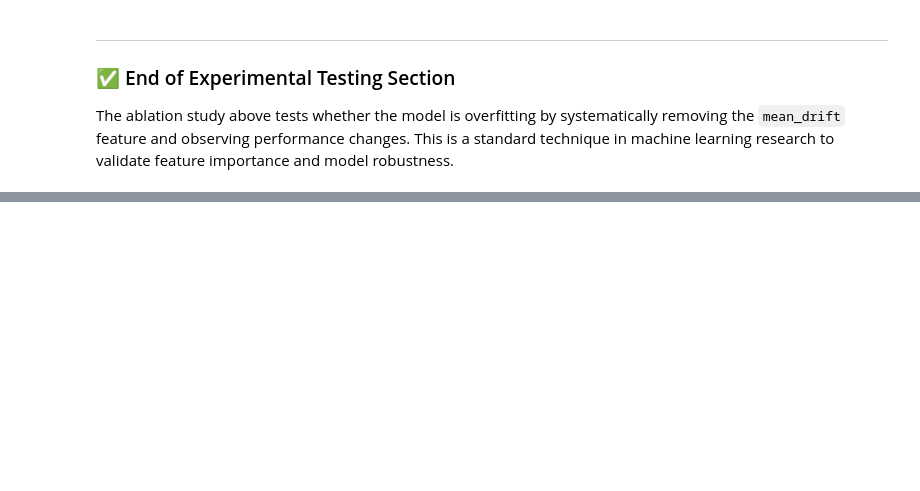
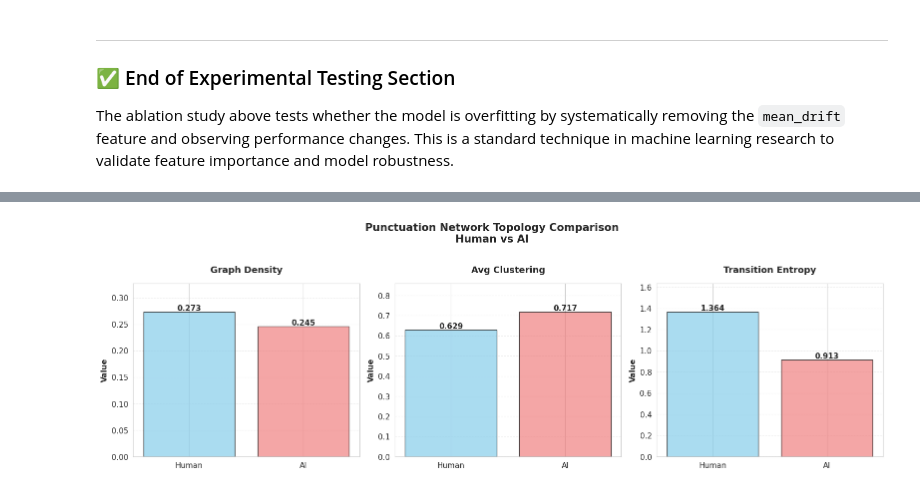
Before and after one commit to avanisood/precog-2026-nlp, a Jupyter notebook: actual_notebook/Task1_The_Fingerprint_EDA_COMPLETE.ipynb, the cells around one changed output, grey strips where cells are left out. Saved outputs shown, nothing was run; the diff lists cells and outputs as text; code cells hidden in the pictures; blank space fills up the shorter version.

```diff
--- a/actual_notebook/Task1_The_Fingerprint_EDA_COMPLETE.ipynb
+++ b/actual_notebook/Task1_The_Fingerprint_EDA_COMPLETE.ipynb
@@ -1756,0 +2225,78 @@ The ablation study above tests whether the model is overfitting by systematicall
+# %%
+print("\n📊 Creating comparative visualization...")
+
+# Prepare data for visualization
+metrics_to_plot = ['density', 'avg_clustering', 'avg_transition_entropy']
+metric_labels = ['Graph Density', 'Avg Clustering', 'Transition Entropy']
+
+fig, axes = plt.subplots(1, 3, figsize=(16, 5))
+
+for idx, (metric, label) in enumerate(zip(metrics_to_plot, metric_labels)):
+    ax = axes[idx]
+
+    h_val = human_metrics[metric]
+    a_val = ai_metrics[metric]
+
+    bars = ax.bar(['Human', 'AI'], [h_val, a_val],
+                   color=['skyblue', 'lightcoral'], alpha=0.7, edgecolor='black')
+
+    # Add value labels
+    for bar in bars:
+        height = bar.get_height()
+        ax.text(bar.get_x() + bar.get_width()/2., height,
+                f'{height:.3f}',
+                ha='center', va='bottom', fontweight='bold', fontsize=11)
+
+    ax.set_title(label, fontsize=13, fontweight='bold', pad=15)
+    ax.set_ylabel('Value', fontsize=11, fontweight='bold')
+    ax.grid(axis='y', alpha=0.3, linestyle='--')
+    ax.set_ylim(0, max(h_val, a_val) * 1.2)
+
+plt.suptitle('Punctuation Network Topology Comparison\nHuman vs AI',
+             fontsize=15, fontweight='bold', y=1.02)
+plt.tight_layout()
+
+# Save figure
+output_path = "/home/avani/precog/reports/network_metrics_comparison.png"
+plt.savefig(output_path, dpi=300, bbox_inches='tight', facecolor='white')
+print(f"\n💾 Metrics comparison saved to: {output_path}")
+
+plt.show()
+
+# Summary statistics
+print(f"\n{'=' * 70}")
+print("✅ PHASE 7-9 COMPLETE: PUNCTUATION TOPOLOGY ANALYSIS")
+print("=" * 70)
+
+print(f"\n🔬 KEY FINDINGS:")
+
+# Density difference
+density_diff_pct = ((human_metrics['density'] - ai_metrics['density'])
+                    / ai_metrics['density'] * 100)
+print(f"\n1. Graph Density:")
+print(f"   Human networks are {abs(density_diff_pct):.1f}% {'more' if density_diff_pct > 0 else 'less'} dense than AI")
+
+# Entropy difference
+entropy_diff_pct = ((human_metrics['avg_transition_entropy'] - ai_metrics['avg_transition_entropy'])
+                    / ai_metrics['avg_transition_entropy'] * 100)
+print(f"\n2. Transition Entropy:")
+print(f"   Human punctuation is {abs(entropy_diff_pct):.1f}% {'more' if entropy_diff_pct > 0 else 'less'} random than AI")
+
+# Edge count
+edge_diff = human_metrics['num_edges'] - ai_metrics['num_edges']
+print(f"\n3. Network Complexity:")
+print(f"   Human: {human_metrics['num_edges']} significant transitions")
+print(f"   AI: {ai_metrics['num_edges']} significant transitions")
+print(f"   Difference: {edge_diff:+d} edges")
+
+print(f"\n💡 INTERPRETATION:")
+if abs(density_diff_pct) > 10 or abs(entropy_diff_pct) > 10 or abs(edge_diff) > 5:
+    print("   ✅ Punctuation networks show DISTINCT topological differences!")
+    print("   Human and AI texts have measurably different punctuation patterns.")
+else:
+    print("   ⚠️  Punctuation networks are SIMILAR between Human and AI.")
+    print("   Punctuation patterns may not be a strong discriminator.")
+
+print(f"\n📈 This completes the network science analysis of punctuation patterns.")
+print(f"   Results can inform future stylometric feature engineering.")
+# %% [output]
@@ -1756,0 +2306 @@ The ablation study above tests whether the model is overfitting by systematicall
+[figure, added]
```
Also changed, not shown: parts of 39 cells of this notebook, 3 other files.
